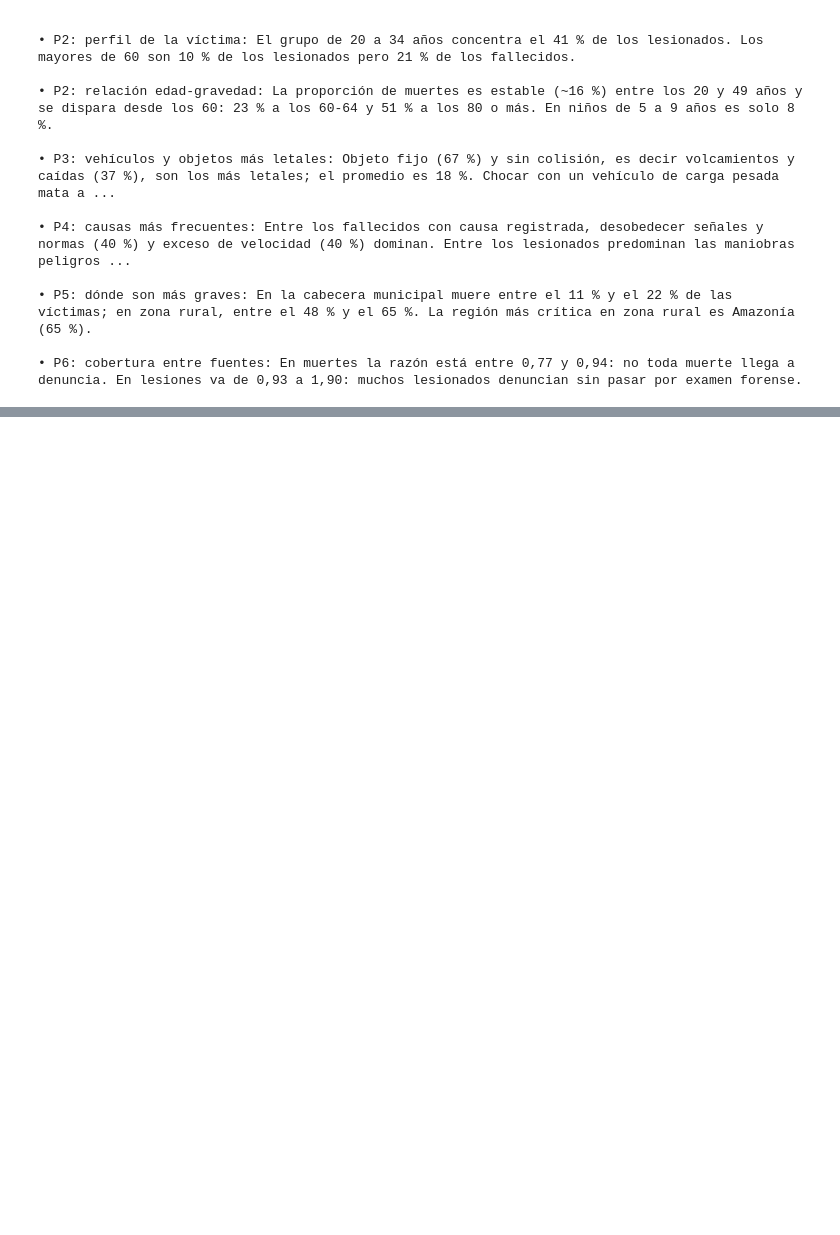
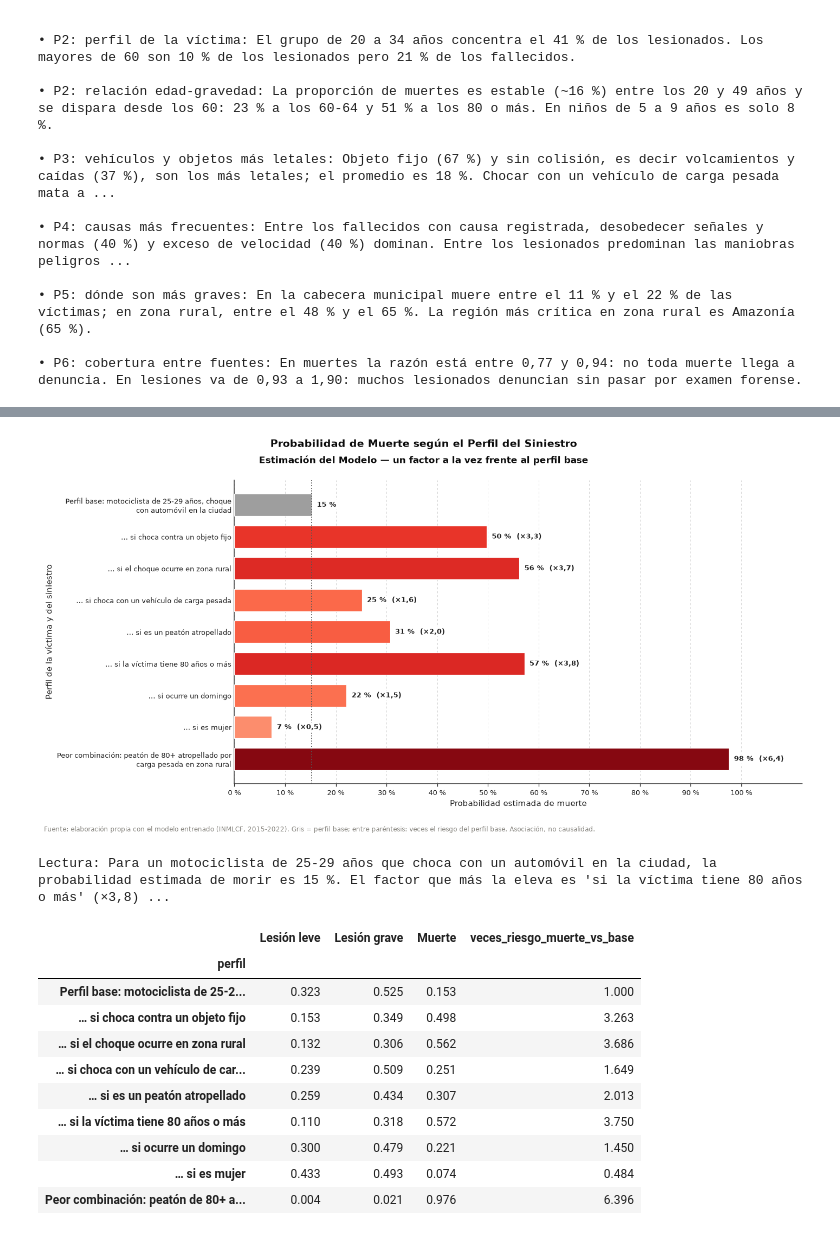
Before and after one commit to ingjuancrojasl-crypto/Rojas_Juan_BigData_ProyectoFinal, a Jupyter notebook: notebooks/Rojas_Juan_BigData_ProyectoFinal.ipynb, the cells around one changed output, grey strips where cells are left out. Drawn from its saved outputs; the diff is of its cells as text; code cells hidden in the pictures; blank space fills up the shorter version.

```diff
--- a/notebooks/Rojas_Juan_BigData_ProyectoFinal.ipynb
+++ b/notebooks/Rojas_Juan_BigData_ProyectoFinal.ipynb
@@ -1021,0 +1250,21 @@ for ficha in fichas_visualizaciones:
+# %%
+perfiles = modelo.perfiles_de_riesgo(modelos_ajustados[mejor])
+fig, ficha = viz.perfiles_riesgo(perfiles)
+plt.show()
+fichas_visualizaciones.append(ficha)
+print("Lectura:", ficha["hallazgo"])
+perfiles.round(3)
+# %% [output]
+[figure, added]
+Lectura: Para un motociclista de 25-29 años que choca con un automóvil en la ciudad, la probabilidad estimada de morir es 15 %. El factor que más la eleva es 'si la víctima tiene 80 años o más' (×3,8) ...
+|  | Lesión leve | Lesión grave | Muerte | veces_riesgo_muerte_vs_base |
+| perfil |  |  |  |  |
+| Perfil base: motociclista de 25-2... | 0.323 | 0.525 | 0.153 | 1.000 |
+| … si choca contra un objeto fijo | 0.153 | 0.349 | 0.498 | 3.263 |
+| … si el choque ocurre en zona rural | 0.132 | 0.306 | 0.562 | 3.686 |
+| … si choca con un vehículo de car... | 0.239 | 0.509 | 0.251 | 1.649 |
+| … si es un peatón atropellado | 0.259 | 0.434 | 0.307 | 2.013 |
+| … si la víctima tiene 80 años o más | 0.110 | 0.318 | 0.572 | 3.750 |
+| … si ocurre un domingo | 0.300 | 0.479 | 0.221 | 1.450 |
+| … si es mujer | 0.433 | 0.493 | 0.074 | 0.484 |
+| Peor combinación: peatón de 80+ a... | 0.004 | 0.021 | 0.976 | 6.396 |
```
Also changed, not shown: parts of 69 cells of this notebook.
